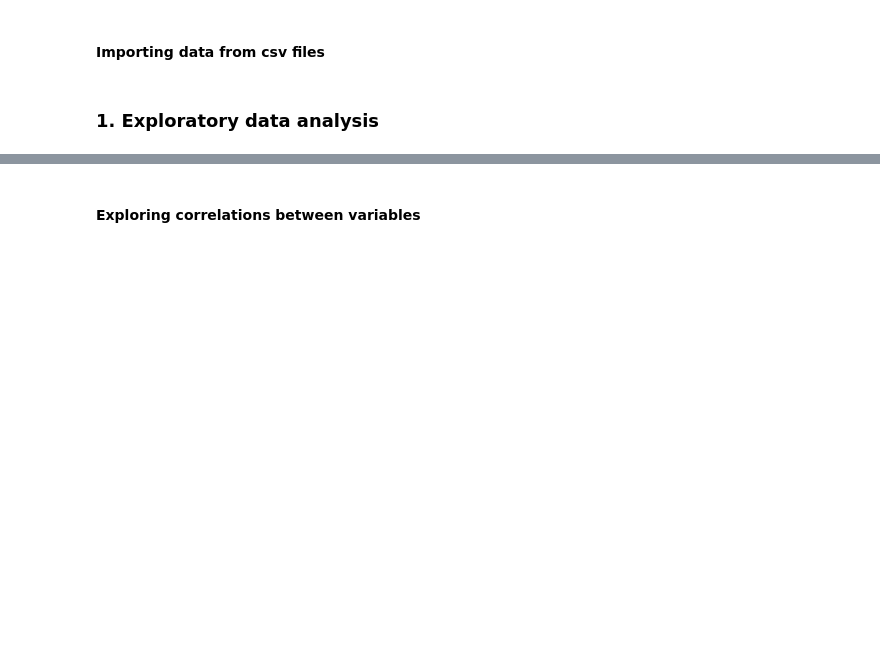
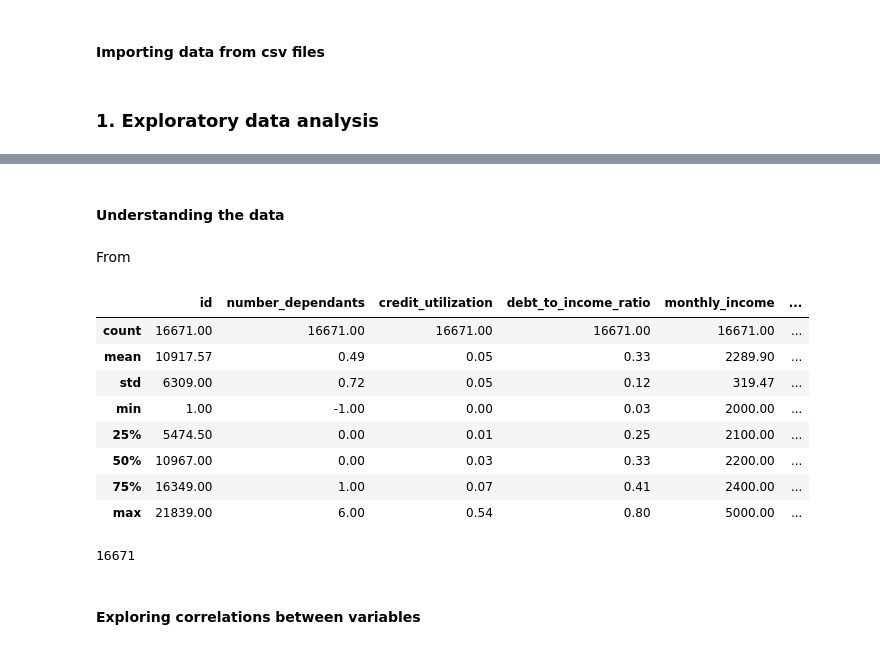
Before and after one commit to kevinmiguel97/Credit-default-model, a Jupyter notebook: Credit_default_model.ipynb, the cells around one changed output, grey strips where cells are left out. Cells and saved outputs as stored; diff of their text form; code cells hidden in the pictures; blank space fills up the shorter version.

```diff
--- a/Credit_default_model.ipynb
+++ b/Credit_default_model.ipynb
@@ -40,2 +125,23 @@ df_train.head()
+# %% [markdown]
+#### Understanding the data
+# %% [markdown]
+From
+# %%
+# Descriptive statistics
+df_train.describe().round(decimals=2)
+# %% [output]
+|  | id | number_dependants | credit_utilization | debt_to_income_ratio | monthly_income | ... |
+| count | 16671.00 | 16671.00 | 16671.00 | 16671.00 | 16671.00 | ... |
+| mean | 10917.57 | 0.49 | 0.05 | 0.33 | 2289.90 | ... |
+| std | 6309.00 | 0.72 | 0.05 | 0.12 | 319.47 | ... |
+| min | 1.00 | -1.00 | 0.00 | 0.03 | 2000.00 | ... |
+| 25% | 5474.50 | 0.00 | 0.01 | 0.25 | 2100.00 | ... |
+| 50% | 10967.00 | 0.00 | 0.03 | 0.33 | 2200.00 | ... |
+| 75% | 16349.00 | 1.00 | 0.07 | 0.41 | 2400.00 | ... |
+| max | 21839.00 | 6.00 | 0.54 | 0.80 | 5000.00 | ... |
+# %%
+df_train.boxplot
+# %% [output]
+16671
 # %% [markdown]
 #### Exploring correlations between variables
```
Also changed, not shown: parts of 9 cells of this notebook.
